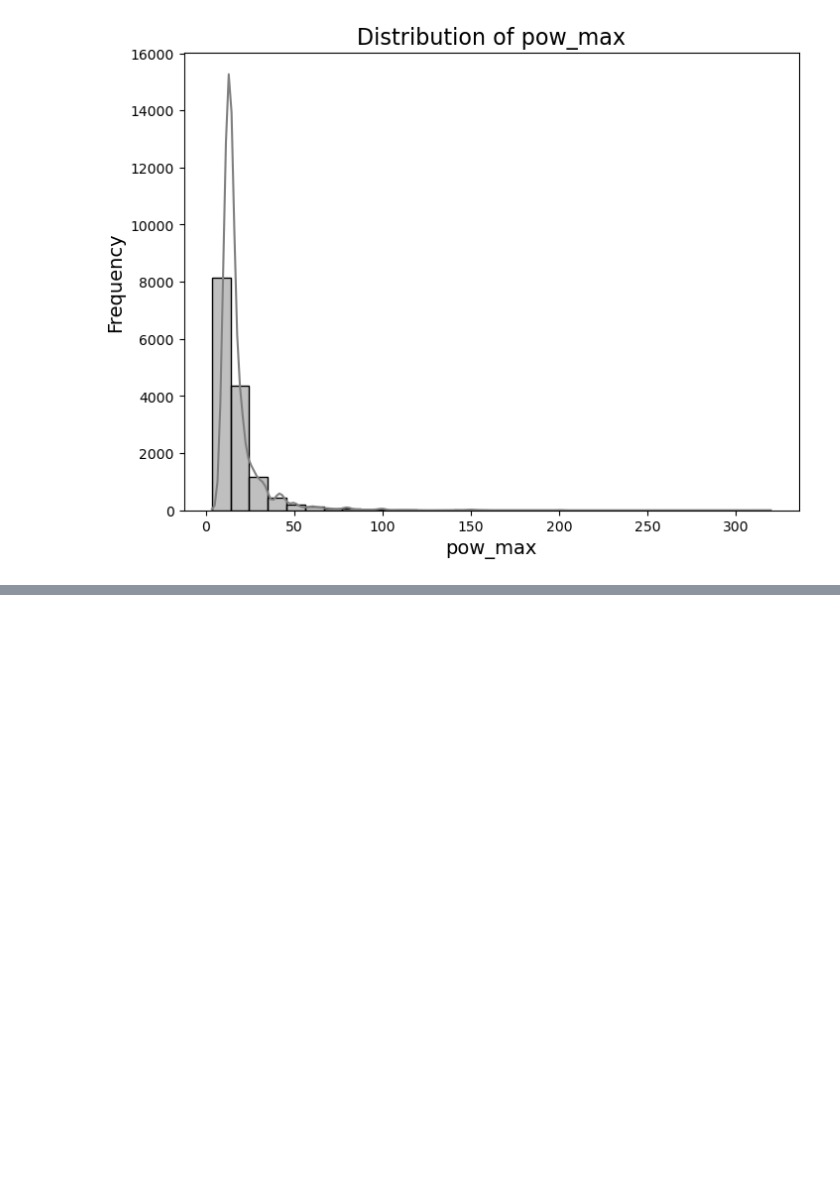
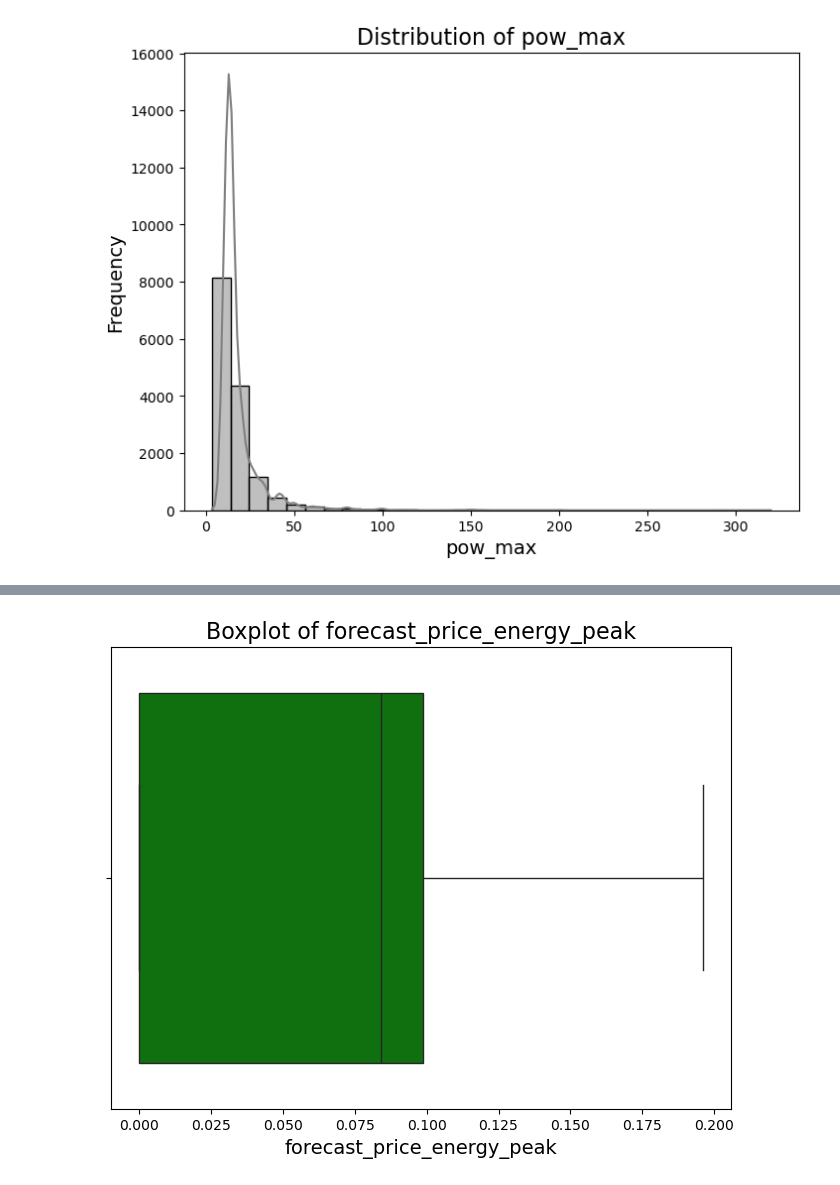
Before and after one commit to RichelCode/BCG-Virtual-Internship, a Jupyter notebook: Richel_Virtual_internship.ipynb, the cells around one changed output, grey strips where cells are left out. Cells and saved outputs as stored; diff of their text form; code cells hidden in the pictures; blank space fills up the shorter version.

```diff
--- a/Richel_Virtual_internship.ipynb
+++ b/Richel_Virtual_internship.ipynb
@@ -277,0 +305,9 @@ plt.show()
+# %%
+# Plot boxplot for 'forecast_price_energy_peak'
+plt.figure(figsize=(8, 6))
+sns.boxplot(x=df['forecast_price_energy_peak'],color="green")
+plt.title('Boxplot of forecast_price_energy_peak', fontsize=16)
+plt.xlabel('forecast_price_energy_peak', fontsize=14)
+plt.show()
+# %% [output]
+[figure, added]
```
Also changed, not shown: parts of 16 cells of this notebook.
